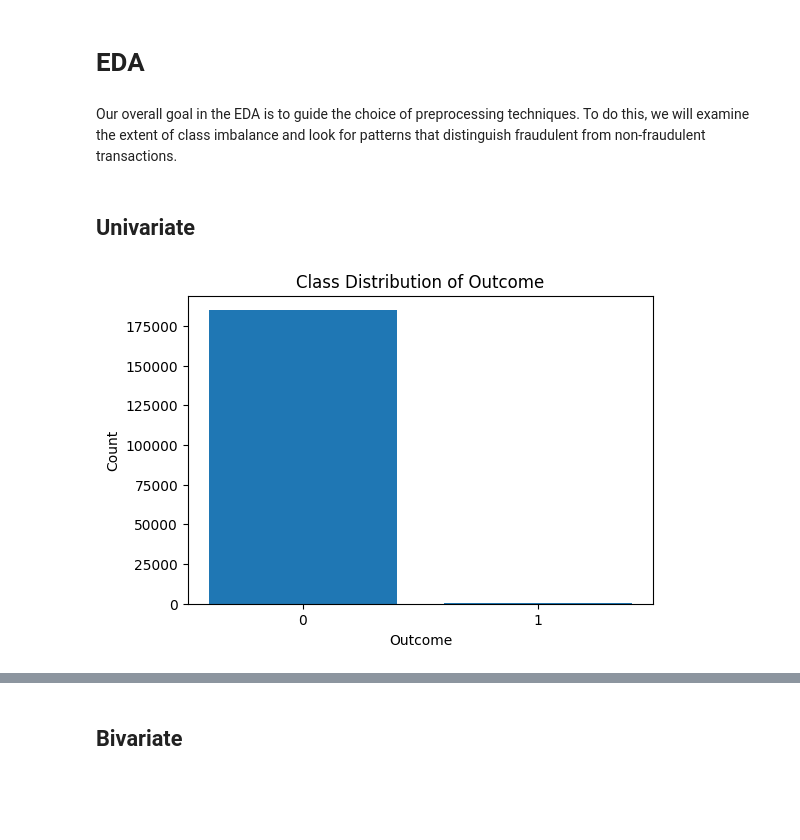
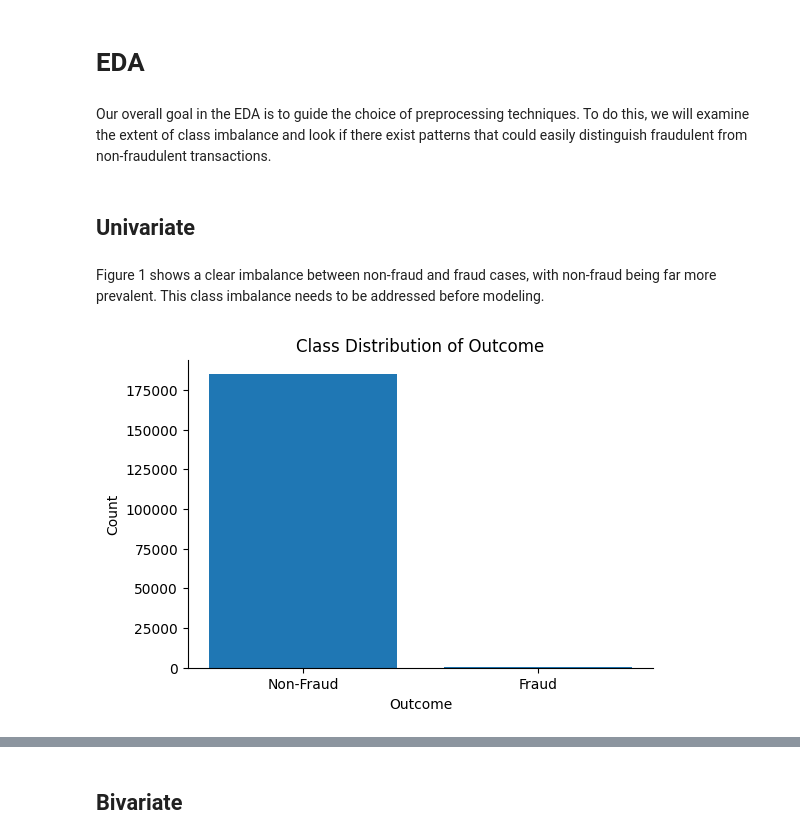
Before and after one commit to BSDSBA-JF/ML-II-Labs, a Jupyter notebook: 01/01-lab-materials/LT 7-Lab 1.ipynb, the cells around one changed output, grey strips where cells are left out. Cells and saved outputs as stored; diff of their text form; code cells hidden in the pictures; blank space fills up the shorter version.

```diff
--- a/01/01-lab-materials/LT 7-Lab 1.ipynb
+++ b/01/01-lab-materials/LT 7-Lab 1.ipynb
@@ -38,22 +48,25 @@ df = df.drop(columns = ['tid'])
 # %% [markdown]
 # EDA
 # %% [markdown]
-Our overall goal in the EDA is to guide the choice of preprocessing techniques. To do this, we will examine the extent of class imbalance and look for patterns that distinguish fraudulent from non-fraudulent transactions.
+Our overall goal in the EDA is to guide the choice of preprocessing techniques. To do this, we will examine the extent of class imbalance and look if there exist patterns that could easily distinguish fraudulent from non-fraudulent transactions.
 # %% [markdown]
 ## Univariate
+# %% [markdown]
+Figure 1 shows a clear imbalance between non-fraud and fraud cases, with non-fraud being far more prevalent. This class imbalance needs to be addressed before modeling.
 # %%
 # Count values
 class_counts = df["outcome"].value_counts().sort_index()
 
 # Plot
 plt.figure(figsize=(6,4))
 plt.bar(class_counts.index.astype(str), class_counts.values)
 plt.title("Class Distribution of Outcome")
 plt.xlabel("Outcome")
 plt.ylabel("Count")
 plt.gca().spines['top'].set_visible(False)
 plt.gca().spines['right'].set_visible(False)
+plt.xticks([0, 1], ['Non-Fraud', 'Fraud'])
 
 plt.show()
 # %% [output]
-[figure, old version]
+[figure, new version]
```
Also changed, not shown: parts of 37 cells of this notebook.
